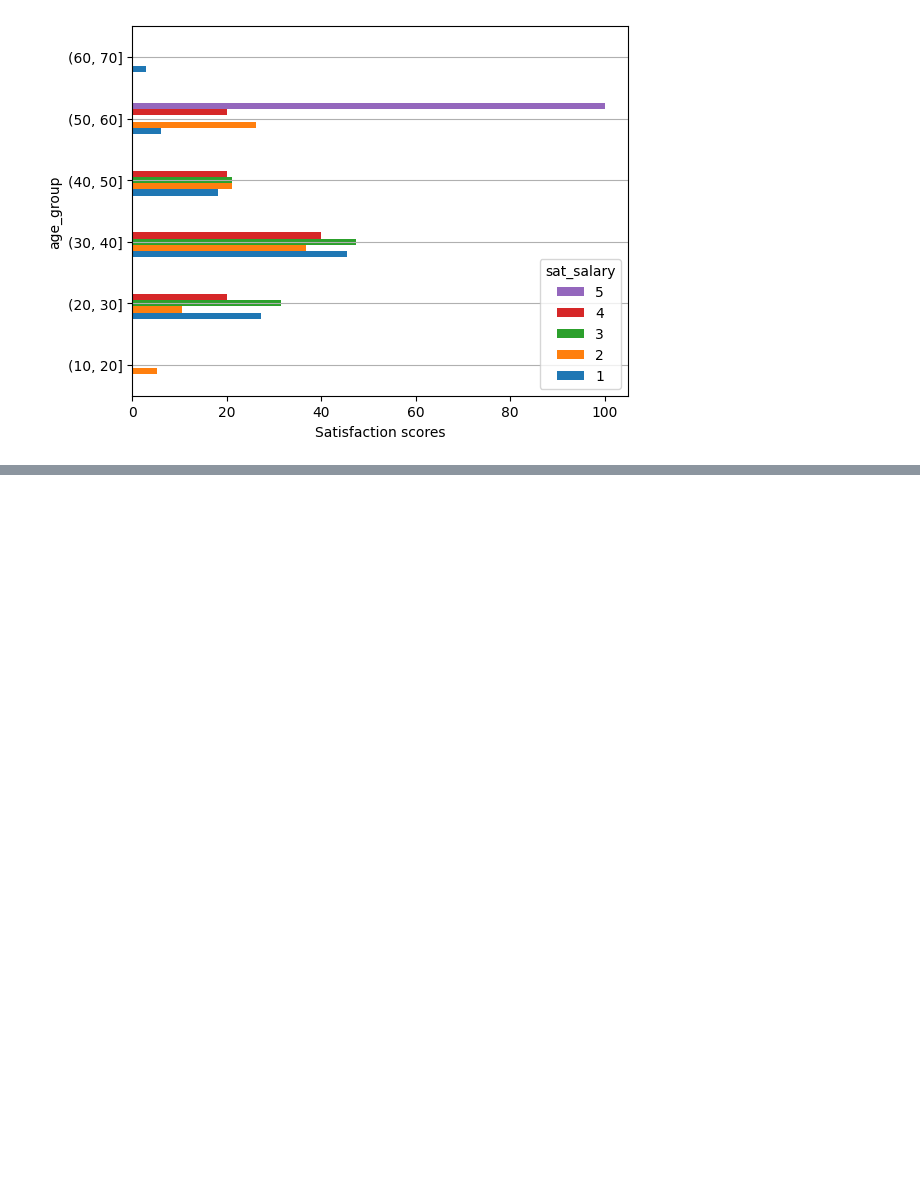
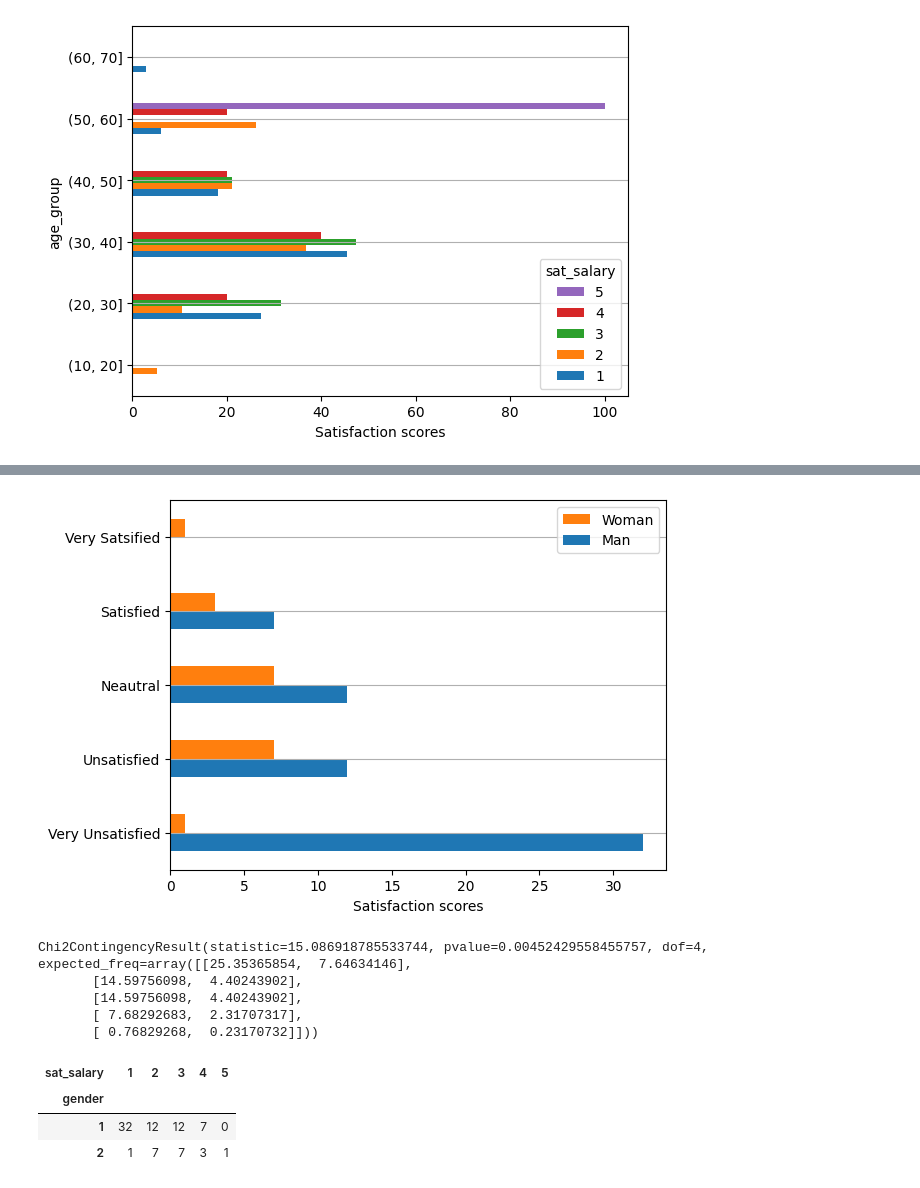
Before and after one commit to KatieRJ/BigDataProject, a Jupyter notebook: Assignment.ipynb, the cells around one changed output, grey strips where cells are left out. Cells and saved outputs as stored; diff of their text form; code cells hidden in the pictures; blank space fills up the shorter version.

```diff
--- a/Assignment.ipynb
+++ b/Assignment.ipynb
@@ -324,3 +324,11 @@ plt.xlabel('Satisfaction scores')
 plt.grid(axis= 'y')
 # %% [output]
 [figure]
+# %%
+df8 = pd.crosstab(df['sat_salary'], df['gender'])
+df8.columns = ['Male', 'Female']
+#n = df8['Count'].sum()
+#df8['%'] = df8 / n * 100
+df8.index = ['Very Unsatisfied', 'Unsatisfied', 'Neautral', 'Satisfied', 'Very Satsified']
+#df8.style.format({'Male': '{:.1f} %', 'Female': '{:.1f} %'})
+df8
@@ -326,0 +342,24 @@ plt.grid(axis= 'y')
+# %%
+df8.plot.barh(legend = 'reverse')
+plt.xlabel('Satisfaction scores')
+plt.grid(axis= 'y')
+# %% [output]
+[figure, added]
+# %%
+from scipy.stats import chi2_contingency
+
+chi2_contingency(df8)
+# %% [output]
+Chi2ContingencyResult(statistic=15.086918785533744, pvalue=0.00452429558455757, dof=4, expected_freq=array([[25.35365854,  7.64634146],
+       [14.59756098,  4.40243902],
+       [14.59756098,  4.40243902],
+       [ 7.68292683,  2.31707317],
+       [ 0.76829268,  0.23170732]]))
+# %%
+df9 = pd.crosstab(df['education'], df['sat_salary'])
+df8
+# %% [output]
+| sat_salary | 1 | 2 | 3 | 4 | 5 |
+| gender |  |  |  |  |  |
+| 1 | 32 | 12 | 12 | 7 | 0 |
+| 2 | 1 | 7 | 7 | 3 | 1 |
```
Also changed, not shown: parts of 2 cells of this notebook, 1 other file.
